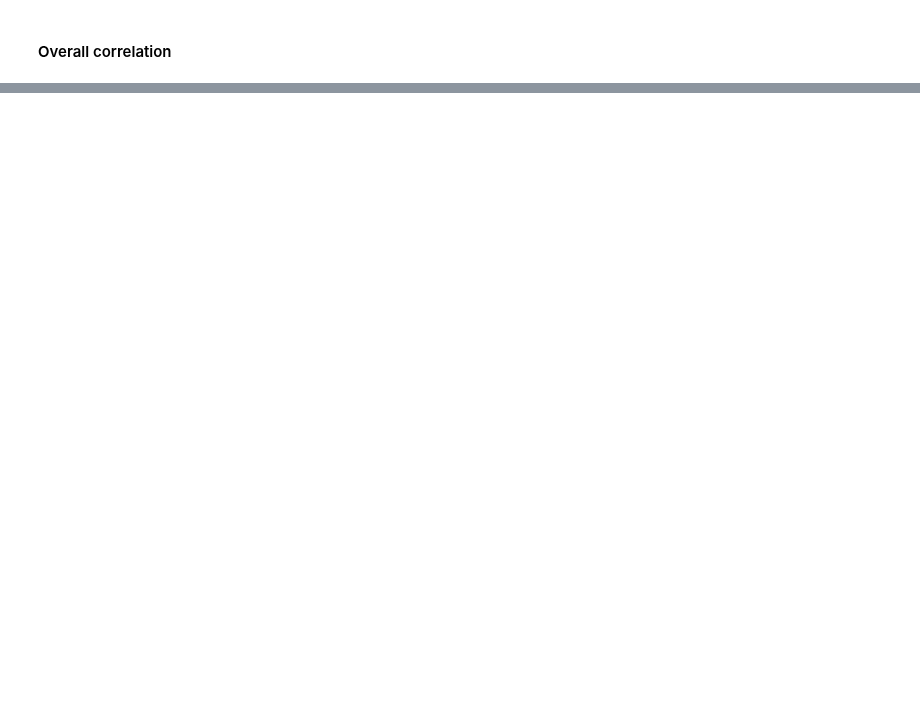
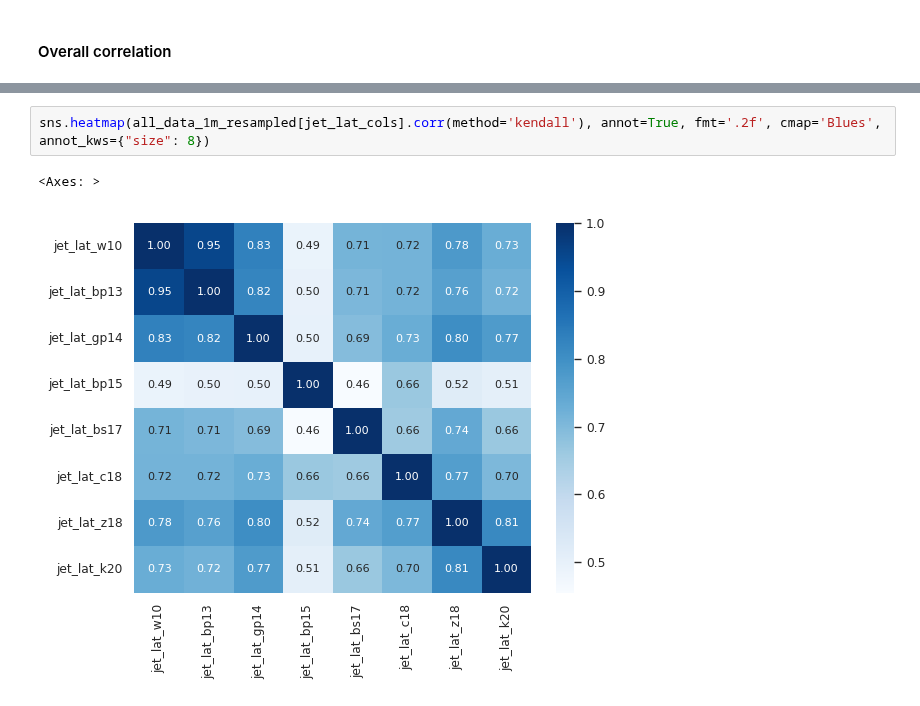
Before and after one commit to Thomasjkeel/uncertainty-in-npac-jet-shift, a Jupyter notebook: Figure_1.ipynb, the cells around one changed output, grey strips where cells are left out. Drawn from its saved outputs; the diff is of its cells as text; blank space fills up the shorter version.

```diff
--- a/Figure_1.ipynb
+++ b/Figure_1.ipynb
@@ -456,0 +340,5 @@ sns.heatmap(all_data_1m_resampled.corr(method='kendall'), annot=True, fmt='.1f',
+# %%
+sns.heatmap(all_data_1m_resampled[jet_lat_cols].corr(method='kendall'), annot=True, fmt='.2f', cmap='Blues', annot_kws={"size": 8})
+# %% [output]
+<Axes: >
+[figure, added]
```
Also changed, not shown: parts of 35 cells of this notebook, 2 other files.
